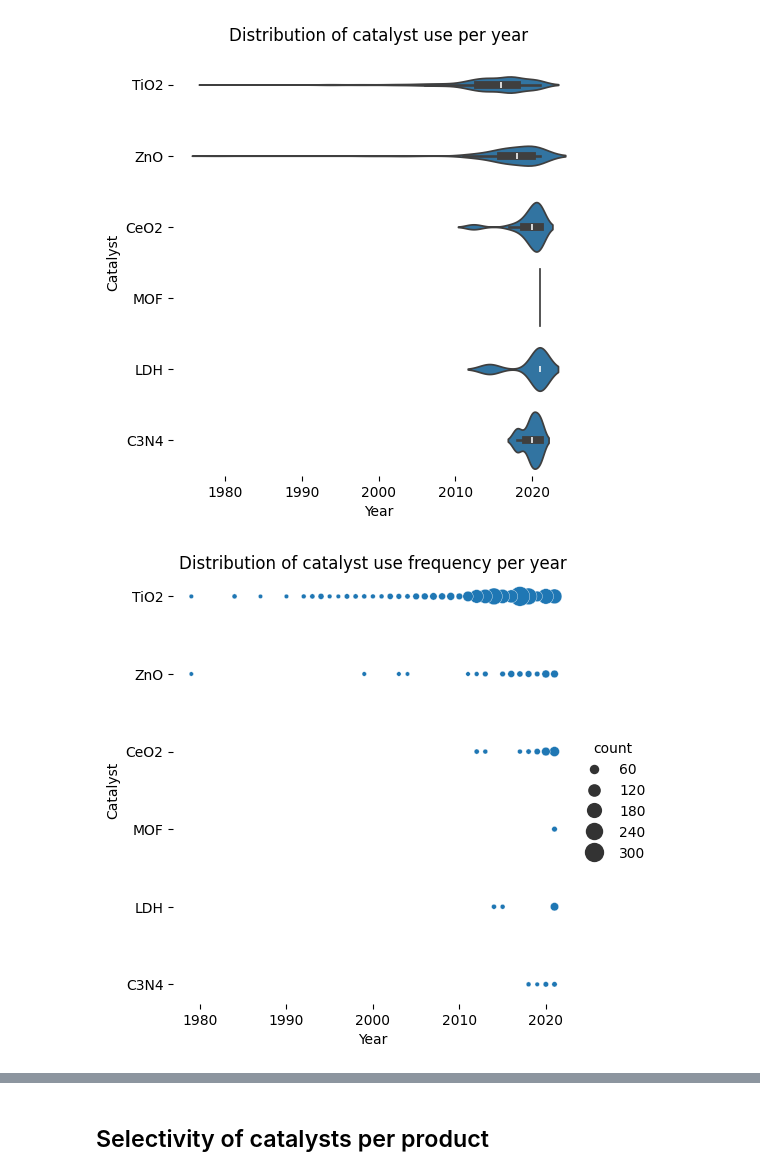
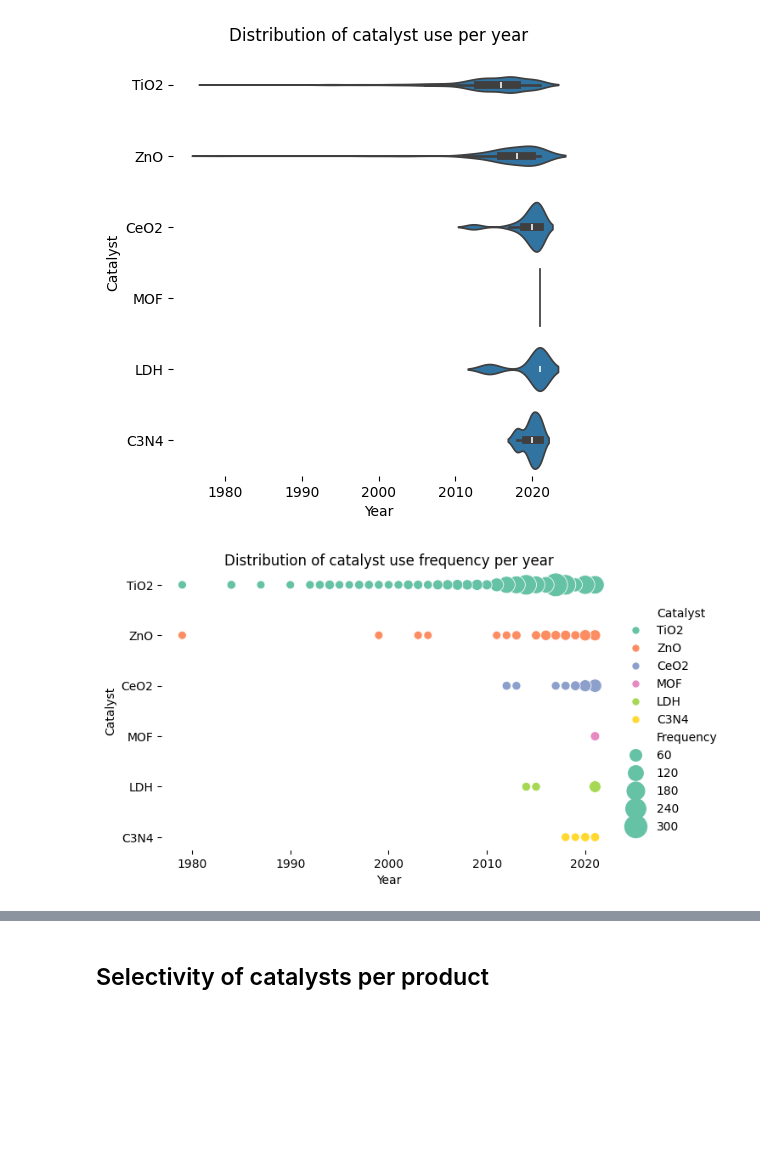
Before and after one commit to SolarChem/solarchem-kg, a Jupyter notebook: notebooks/queries-and-figures.ipynb, the cells around one changed output, grey strips where cells are left out. Saved outputs shown, nothing was run; the diff lists cells and outputs as text; code cells hidden in the pictures; blank space fills up the shorter version.

```diff
--- a/notebooks/queries-and-figures.ipynb
+++ b/notebooks/queries-and-figures.ipynb
@@ -215,33 +222,36 @@ g.despine(left=True, bottom=True)
 [figure]
 # %%
 query = prefixes + """
-    SELECT ?year (COUNT (DISTINCT ?input) AS ?count) ?cat_label
+    SELECT ?year (COUNT (DISTINCT ?input) AS ?Frequency) ?Catalyst
     WHERE {
         ?article a schema:ScholarlyArticle ;
             schema:datePublished ?year ;
             solar:hasExperimentExecution ?expexec .
        ?expexec prov:used ?input .
        ?input solar:hasRole solar:Catalyst ;
-            rdfs:label ?cat_label .
-        VALUES ?cat_label { 'TiO2' 'ZnO' 'CeO2' 'MOF' 'LDH' 'C3N4' }
-    } GROUP BY ?year ?cat_label
+            rdfs:label ?Catalyst .
+        VALUES ?Catalyst { 'TiO2' 'ZnO' 'CeO2' 'MOF' 'LDH' 'C3N4' }
+    } GROUP BY ?year ?Catalyst
     ORDER BY DESC (?year)
 """
 
 q_res = run_query_csv(query)
 
 g = sns.relplot(
     data=q_res,
-    x="year", y="cat_label", size="count",
-    #palette=cmap,
-    sizes=(10, 200),
+    x="year", y="Catalyst", hue="Catalyst", size="Frequency",
+    color="#66c2a5",
+    sizes=(50, 400),
+    palette="Set2",
+    height=4,
+    aspect=1.6
 )
 g.set(title='Distribution of catalyst use frequency per year')
 g.set_axis_labels(x_var='Year', y_var='Catalyst')
 g.despine(left=True, bottom=True)
-g.savefig('figures/catalyst-use.png')
+g.savefig('figures/catalyst-use.png', dpi=400)
 # %% [output]
-[figure, old version]
+[figure, new version]
 # %%
 query = prefixes + """
     SELECT ?year ?cat_label
```
Also changed, not shown: parts of 8 cells of this notebook, 5 other files.
